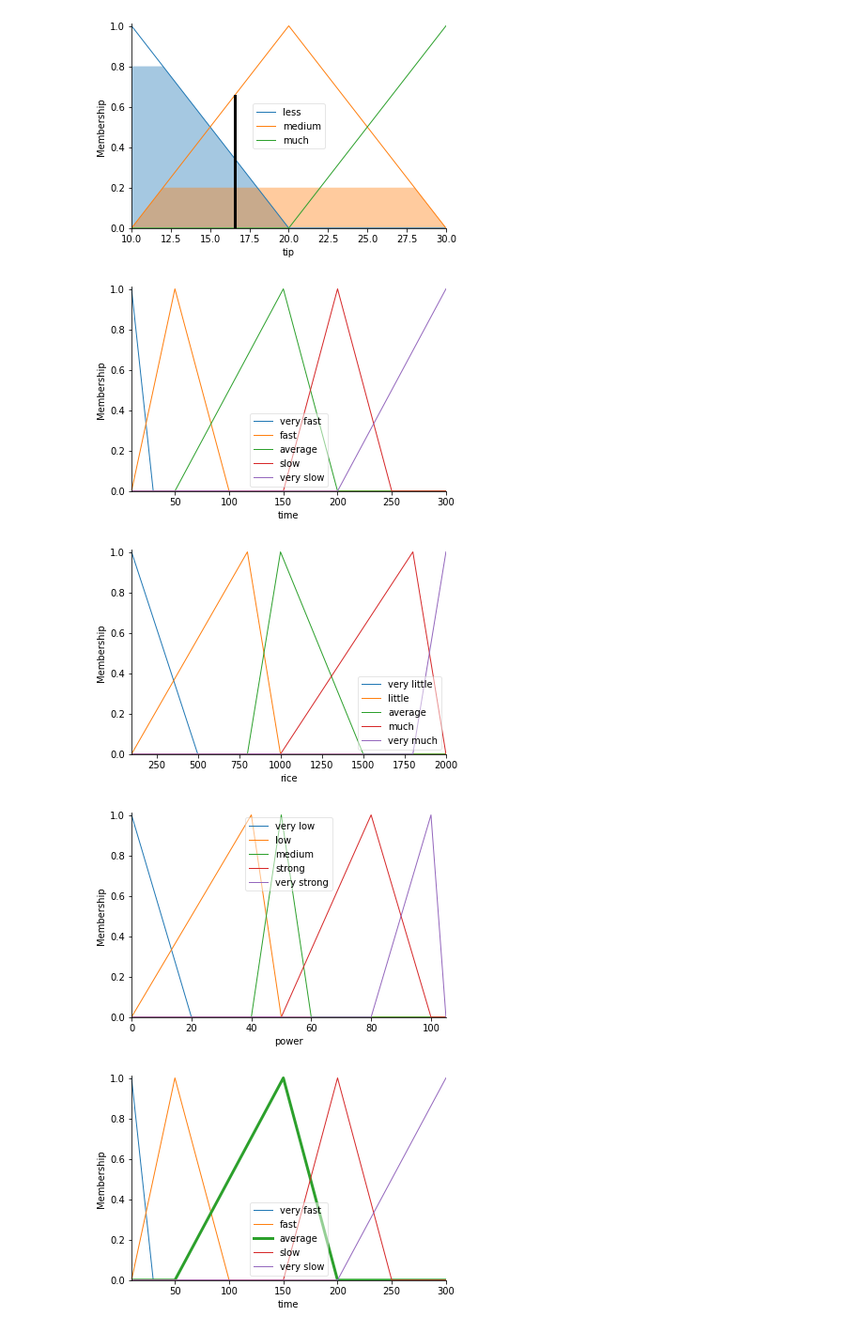
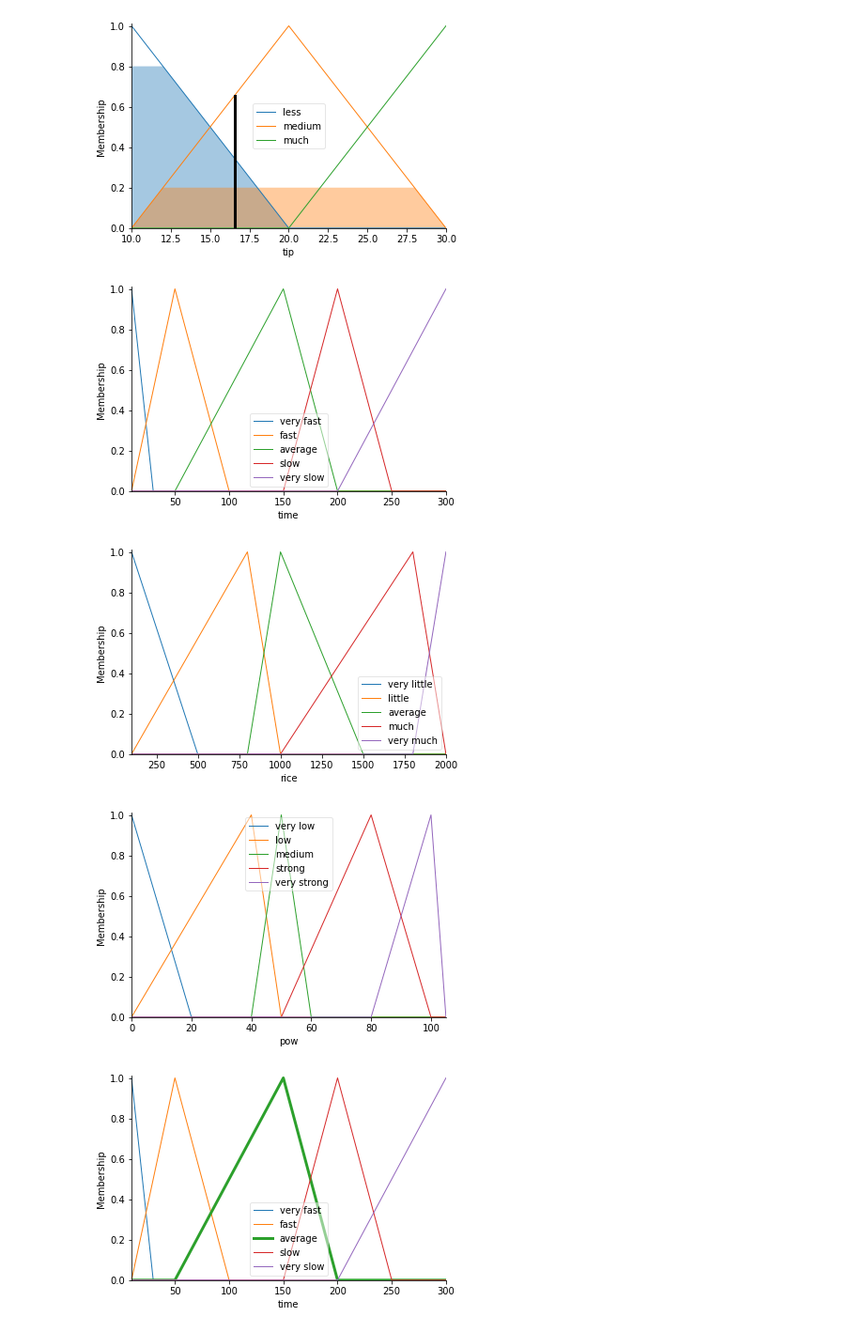
Before and after one commit to ryonpham/Tu-n-5, a Jupyter notebook: 27_2_2023.ipynb, the cells around one changed output. Shown: that part at 94% size. Saved outputs shown, nothing was run; the diff lists cells and outputs as text; code cells hidden in the pictures.

```diff
--- a/27_2_2023.ipynb
+++ b/27_2_2023.ipynb
@@ -64,39 +64,39 @@ tip.view(sim=tipping)
 # %%
 import numpy as np
 import skfuzzy as fuzz
 from skfuzzy import control as ctrl
 import matplotlib.pyplot as plt
 
 
 time=ctrl.Antecedent(np.arange(10,301,5),'time')
 rice=ctrl.Antecedent(np.arange(100,2010,10),'rice')
-power=ctrl.Consequent(np.arange(0,110,5),'power')
+pow=ctrl.Consequent(np.arange(0,110,5),'pow')
 
 time['very fast']=fuzz.trimf(time.universe,[10,10,30])
 time['fast']=fuzz.trimf(time.universe,[10,50,100])
 time['average']=fuzz.trimf(time.universe,[50,150,200])
 time['slow']=fuzz.trimf(time.universe,[150,200,250])
 time['very slow']=fuzz.trimf(time.universe,[200,300,300])
 
 rice['very little']=fuzz.trimf(rice.universe,[100,100,500])
 rice['little']=fuzz.trimf(rice.universe,[100,800,1000])
 rice['average']=fuzz.trimf(rice.universe,[800,1000,1500])
 rice['much']=fuzz.trimf(rice.universe,[1000,1800,2000])
 rice['very much']=fuzz.trimf(rice.universe,[1800,2000,2000])
 
-power['very low']=fuzz.trimf(power.universe,[0,0,20])
-power['low']=fuzz.trimf(power.universe,[0,40,50])
-power['medium']=fuzz.trimf(power.universe,[40,50,60])
-power['strong']=fuzz.trimf(power.universe,[50,80,100])
-power['very strong']=fuzz.trimf(power.universe,[80,100,100])
+pow['very low']=fuzz.trimf(pow.universe,[0,0,20])
+pow['low']=fuzz.trimf(pow.universe,[0,40,50])
+pow['medium']=fuzz.trimf(pow.universe,[40,50,60])
+pow['strong']=fuzz.trimf(pow.universe,[50,80,100])
+pow['very strong']=fuzz.trimf(pow.universe,[80,100,100])
 
 time.view()
 rice.view()
-power.view()
+pow.view()
 time['average'].view()
 # %% [output]
 [figure]
 [figure]
-[figure, old version]
+[figure, new version]
 [figure]
 # %%
```
Also changed, not shown: parts of 2 cells of this notebook.
